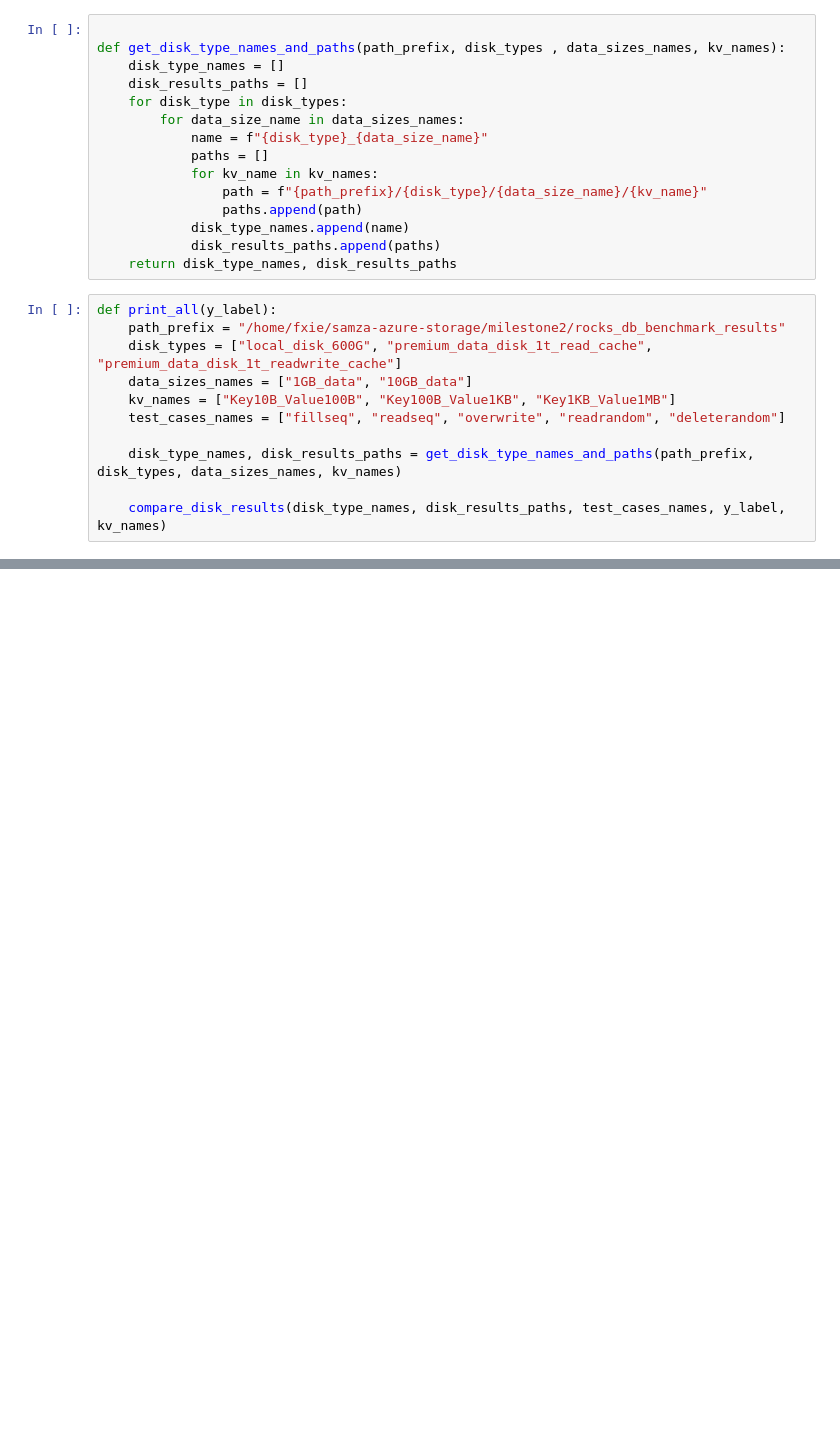
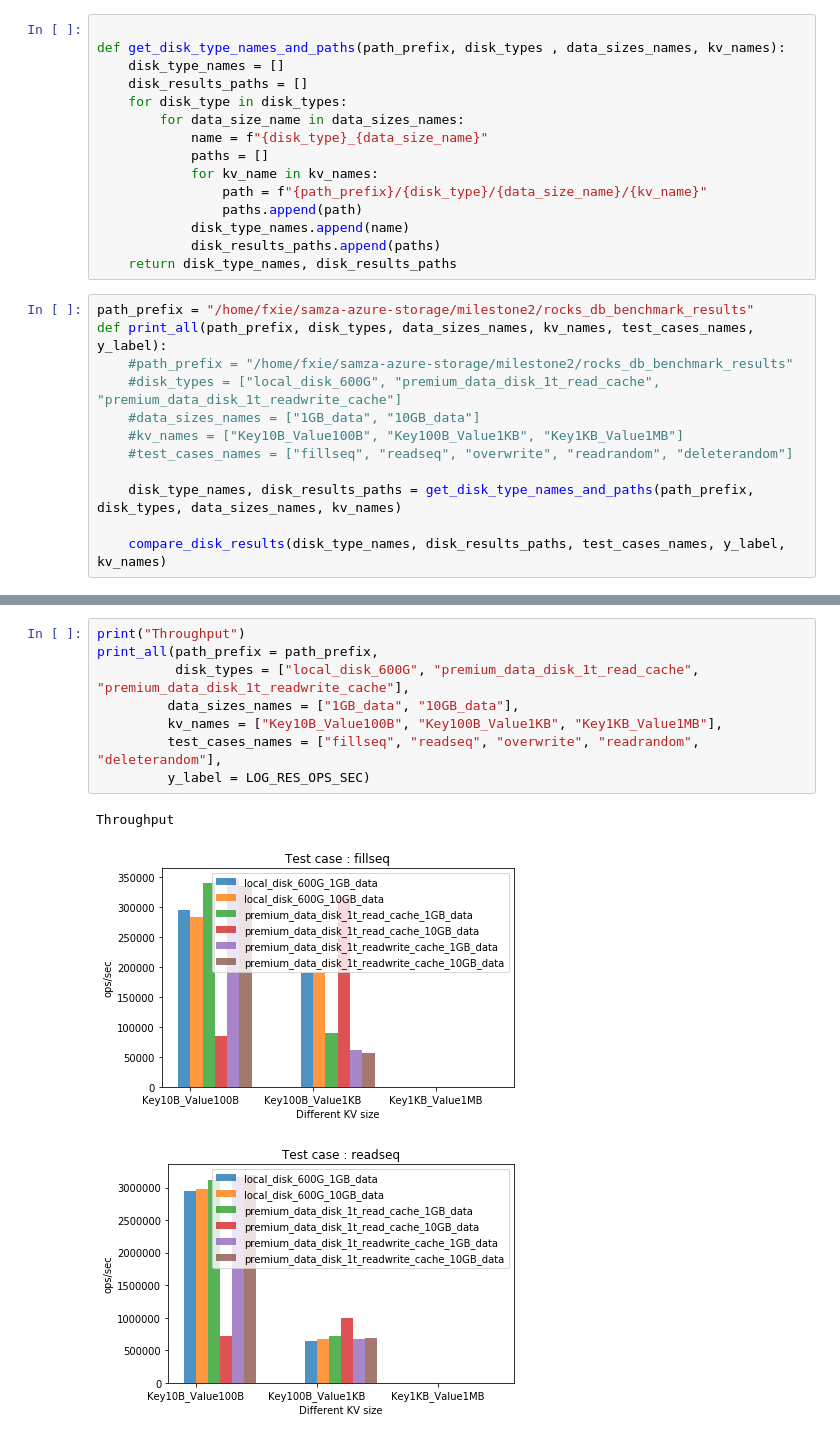
Before and after one commit to xiefan46/samza-azure-storage, a Jupyter notebook: milestone2/python/milestone2-tests.ipynb, the cells around one changed output, grey strips where cells are left out. Cells and saved outputs as stored; diff of their text form; blank space fills up the shorter version.

Commit message:
update some results

```diff
--- a/milestone2/python/milestone2-tests.ipynb
+++ b/milestone2/python/milestone2-tests.ipynb
@@ -522,12 +522,13 @@ def get_disk_type_names_and_paths(path_prefix, disk_types , data_sizes_names, kv
             disk_results_paths.append(paths)
     return disk_type_names, disk_results_paths
 # %%
-def print_all(y_label):
-    path_prefix = "/home/fxie/samza-azure-storage/milestone2/rocks_db_benchmark_results"
-    disk_types = ["local_disk_600G", "premium_data_disk_1t_read_cache", "premium_data_disk_1t_readwrite_cache"]
-    data_sizes_names = ["1GB_data", "10GB_data"]
-    kv_names = ["Key10B_Value100B", "Key100B_Value1KB", "Key1KB_Value1MB"]
-    test_cases_names = ["fillseq", "readseq", "overwrite", "readrandom", "deleterandom"]
+path_prefix = "/home/fxie/samza-azure-storage/milestone2/rocks_db_benchmark_results"
+def print_all(path_prefix, disk_types, data_sizes_names, kv_names, test_cases_names, y_label):
+    #path_prefix = "/home/fxie/samza-azure-storage/milestone2/rocks_db_benchmark_results"
+    #disk_types = ["local_disk_600G", "premium_data_disk_1t_read_cache", "premium_data_disk_1t_readwrite_cache"]
+    #data_sizes_names = ["1GB_data", "10GB_data"]
+    #kv_names = ["Key10B_Value100B", "Key100B_Value1KB", "Key1KB_Value1MB"]
+    #test_cases_names = ["fillseq", "readseq", "overwrite", "readrandom", "deleterandom"]
 
     disk_type_names, disk_results_paths = get_disk_type_names_and_paths(path_prefix, disk_types, data_sizes_names, kv_names)
 
@@ -554,0 +536,12 @@ P99 Latency
+# %%
+print("Throughput")
+print_all(path_prefix = path_prefix,
+          disk_types = ["local_disk_600G", "premium_data_disk_1t_read_cache", "premium_data_disk_1t_readwrite_cache"],
+         data_sizes_names = ["1GB_data", "10GB_data"],
+         kv_names = ["Key10B_Value100B", "Key100B_Value1KB", "Key1KB_Value1MB"],
+         test_cases_names = ["fillseq", "readseq", "overwrite", "readrandom", "deleterandom"],
+         y_label = LOG_RES_OPS_SEC)
+# %% [output]
+Throughput
+[figure, added]
+[figure, added]
```
Also changed, not shown: parts of 8 cells of this notebook.
